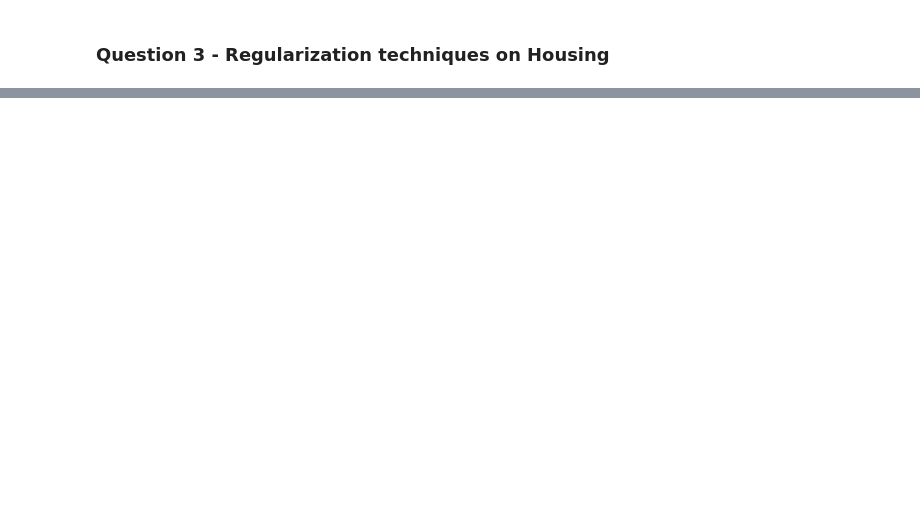
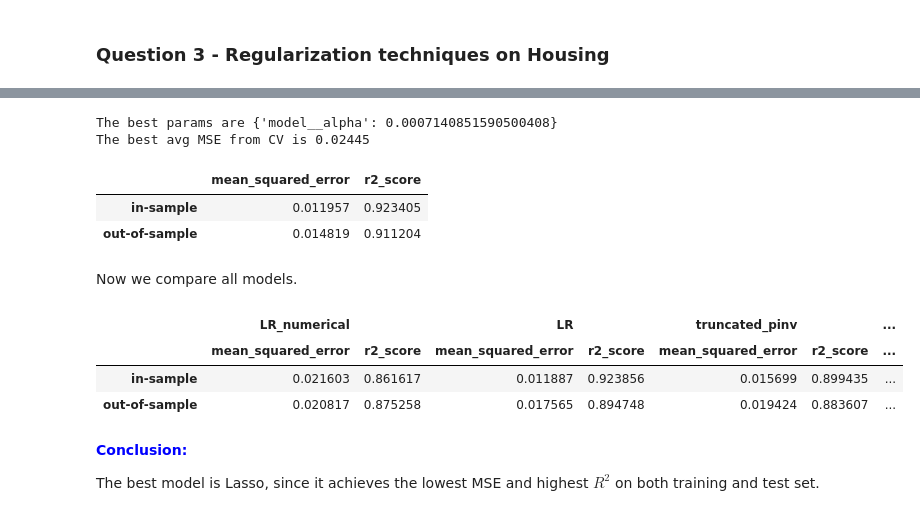
Before and after one commit to 10258392511/MLFIProjects, a Jupyter notebook: LinearRegression/Project1 - Template.ipynb, the cells around one changed output, grey strips where cells are left out. Drawn from its saved outputs; the diff is of its cells as text; code cells hidden in the pictures; blank space fills up the shorter version.

Commit message:
Compeleted Linear Regression project

```diff
--- a/LinearRegression/Project1 - Template.ipynb
+++ b/LinearRegression/Project1 - Template.ipynb
@@ -617,0 +781,7 @@ from sklearn.model_selection import cross_val_score, RepeatedKFold, KFold
+# %%
+model = Pipeline([
+    ("truncated_svd", TruncatedSVD(algorithm="arpack")),
+    ("estimator", LinearRegression()),
+])
+pipeline = create_pipeline(model)
+pipeline
@@ -617,0 +920,13 @@ from sklearn.model_selection import cross_val_score, RepeatedKFold, KFold
+# %%
+model = Lasso(random_state=SEED)
+pipeline = create_pipeline(model)
+param_distr = {
+    "model__alpha": opt_distr.FloatDistribution(1e-8, 10, log=True),
+}
+optuna_search_lasso = hyperparam_tuning(
+    pipeline,
+    param_distr,
+    X_train,
+    y_train,
+    **OPTUNA_SEARCH_CONFIG,
+)
@@ -617,0 +951,6 @@ from sklearn.model_selection import cross_val_score, RepeatedKFold, KFold
+# %%
+print(f"The best params are {optuna_search_lasso.best_params_}")
+print(f"The best avg MSE from CV is {-optuna_search_lasso.best_score_:.5f}")
+# %% [output]
+The best params are {'model__alpha': 0.0007140851590500408}
+The best avg MSE from CV is 0.02445
@@ -617,0 +963,40 @@ from sklearn.model_selection import cross_val_score, RepeatedKFold, KFold
+# %%
+metrics_lasso_df = compute_metrics(
+    [mean_squared_error, r2_score],
+    optuna_search_lasso.best_estimator_,
+    X_train,
+    y_train,
+    X_test,
+    y_test,
+)
+metrics_lasso_df
+# %% [output]
+|  | mean_squared_error | r2_score |
+| in-sample | 0.011957 | 0.923405 |
+| out-of-sample | 0.014819 | 0.911204 |
+# %% [markdown]
+Now we compare all models.
+# %%
+metrics_all_dict = {
+    "LR_numerical": metrics_df,
+    "LR": metrics_lr_df,
+    "truncated_pinv": metrics_truncated_pinv_df,
+    "Ridge": metrics_ridge_df,
+    "Lasso": metrics_lasso_df,
+}
+all_metrics = []
+for model_name, metric_iter in metrics_all_dict.items():
+    metric_local = metric_iter.copy()
+    metric_local.columns = pd.MultiIndex.from_tuples([(model_name, col) for col in metric_local.columns])
+    all_metrics.append(metric_local)
+all_metrics_df = pd.concat(all_metrics, axis=1)
+all_metrics_df
+# %% [output]
+|  | LR_numerical |  | LR |  | truncated_pinv |  | ... |
+|  | mean_squared_error | r2_score | mean_squared_error | r2_score | mean_squared_error | r2_score | ... |
+| in-sample | 0.021603 | 0.861617 | 0.011887 | 0.923856 | 0.015699 | 0.899435 | ... |
+| out-of-sample | 0.020817 | 0.875258 | 0.017565 | 0.894748 | 0.019424 | 0.883607 | ... |
+# %% [markdown]
+<span style="color: blue;"><strong>Conclusion:</strong></span>
+
+The best model is Lasso, since it achieves the lowest MSE and highest $R^2$ on both training and test set.
```
Also changed, not shown: parts of 46 cells of this notebook, 1 other file.
